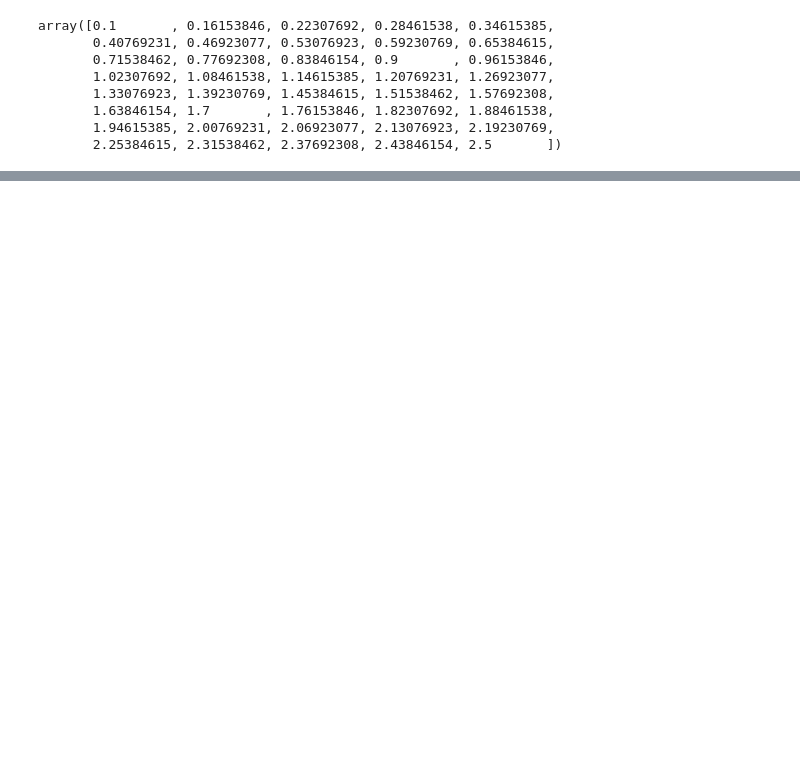
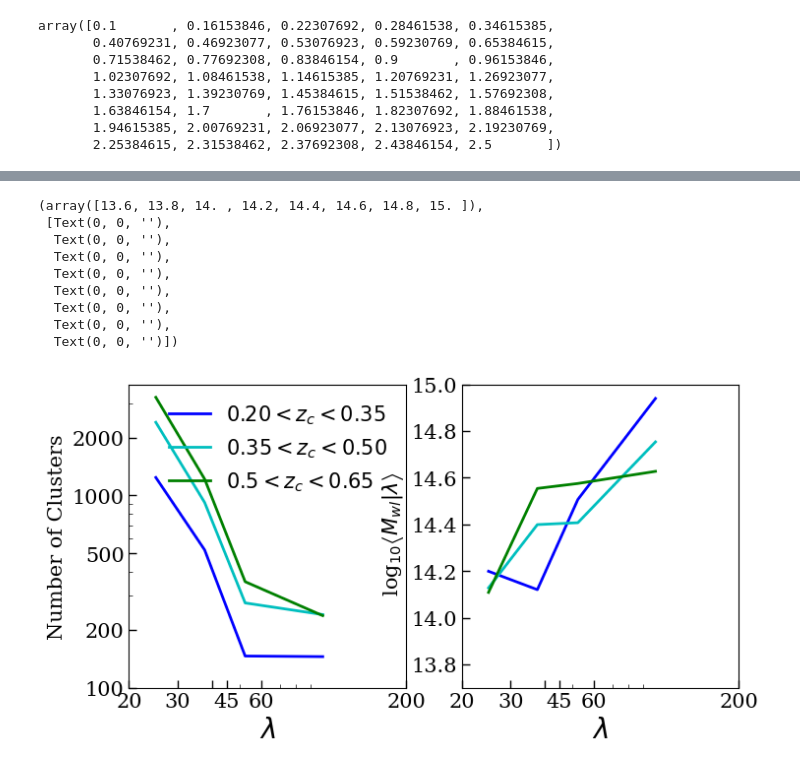
Before and after one commit to calumhrmurray/capish, a Jupyter notebook: notebooks/calum/tutorial_v01.ipynb, the cells around one changed output, grey strips where cells are left out. Cells and saved outputs as stored; diff of their text form; code cells hidden in the pictures; blank space fills up the shorter version.

Commit message:
added a temporary way of doing summary statistics, final way could be quite similar though

```diff
--- a/notebooks/calum/tutorial_v01.ipynb
+++ b/notebooks/calum/tutorial_v01.ipynb
@@ -282,0 +290,7 @@ plt.legend()
+# %%
+# Std for Mean mass results, Table II DES Y1 cluster abundance results
+mwl_std_0 = np.array( [ 0.032 + 0.045 , 0.031 + 0.051 , 0.044 + 0.050 , 0.038 + 0.052 ] )
+mwl_std_1 = np.array( [ 0.033 + 0.056 , 0.031 + 0.061 , 0.044 + 0.065 , 0.038 + 0.052 ] )
+mwl_std_2 = np.array( [ 0.048 + 0.072 , 0.041 + 0.086 , 0.056 + 0.068 , 0.061 + 0.069 ] )
+
+mwl_std = np.array( [ mwl_std_0, mwl_std_1, mwl_std_2 ] ).T
@@ -282,0 +340,62 @@ plt.legend()
+# %%
+simulator = simulation.UniverseSimulator( counts_and_mean_mass ,  config_path = '/pbs/home/c/cmurray/cluster_likelihood/config/capish.ini' )
+# %%
+low_om_ss = simulator.run_simulation( [ 0.1 , 0.8 ])
+high_om_ss = simulator.run_simulation( [ 0.5 , 0.8 ])
+# %%
+def summary_statistic_to_sensible_format( summary_statistic ):
+
+    sim_n_clusters = summary_statistic[:12].reshape(4, 3)
+    sim_mwl_mean = summary_statistic[12:].reshape(4, 3)
+
+    return sim_n_clusters, sim_mwl_mean
+# %%
+# Set the figure size
+plt.figure(figsize=(8, 4 ) )
+# Subplot 1: Number of clusters
+plt.subplot(121)
+plt.plot( richness_cents, summary_statistic_to_sensible_format( low_om_ss )[0].T[0], 'b-', label='$ 0.20 < z_c < 0.35 $')
+plt.plot( richness_cents, summary_statistic_to_sensible_format( low_om_ss )[0].T[1], 'c-', label='$ 0.35 < z_c < 0.50 $')
+plt.plot( richness_cents, summary_statistic_to_sensible_format( low_om_ss )[0].T[2], 'g-', label='$ 0.5 < z_c < 0.65$')
+
+# plt.plot( 0 , 0 , 'k-', alpha = 0.5 , label ='DES Y1 observation')
+# plt.plot( 0 , 0 , 'k--', alpha = 0.5 , label ='MPE with SBI')
+
+plt.xscale('log')
+plt.yscale('log')
+plt.yticks([100, 200, 500, 1000, 2000], labels=[100, 200, 500, 1000, 2000])
+# plt.xlim(20, 200)
+# plt.ylim(50, 2200)
+plt.xlabel(r'$\lambda$' , fontsize = 20)
+plt.ylabel('Number of Clusters' , fontsize = 15)
+plt.legend(loc='upper right' , fontsize = 15 )
+plt.xticks( ticks = [ 20 , 30 , 40 , 45 , 60 , 200 ],
+            labels = [ 20 , 30 , None , 45 , 60 , 200 ] , fontsize = 15 )
+plt.yticks( fontsize = 15 )
+
+# Subplot 2: Mean MWL
+plt.subplot(122)
+plt.plot( richness_cents, summary_statistic_to_sensible_format( low_om_ss )[1].T[0], 'b-', label='$ 0.20 < z_c < 0.35 $')
+plt.plot( richness_cents, summary_statistic_to_sensible_format( low_om_ss )[1].T[1], 'c-', label='$ 0.35 < z_c < 0.50 $')
+plt.plot( richness_cents, summary_statistic_to_sensible_format( low_om_ss )[1].T[2], 'g-', label='$ 0.5 < z_c < 0.65$')
+
+
+plt.xscale('log')
+# plt.xlim(20, 220)
+plt.ylim(13.7, 15)
+plt.xlabel(r'$\lambda$' , fontsize = 20)
+plt.ylabel(r' log$_{10} \left< M_{wl} | \lambda \right>$' , fontsize = 15)
+plt.xticks( ticks = [ 20 , 30 , 40 , 45 , 60 , 200 ],
+            labels = [ 20 , 30 , None , 45 , 60 , 200 ] , fontsize = 15 )
+plt.yticks( fontsize = 15 )
+# %% [output]
+(array([13.6, 13.8, 14. , 14.2, 14.4, 14.6, 14.8, 15. ]),
+ [Text(0, 0, ''),
+  Text(0, 0, ''),
+  Text(0, 0, ''),
+  Text(0, 0, ''),
+  Text(0, 0, ''),
+  Text(0, 0, ''),
+  Text(0, 0, ''),
+  Text(0, 0, '')])
+[figure, added]
```
Also changed, not shown: parts of 13 cells of this notebook, 3 other files.
